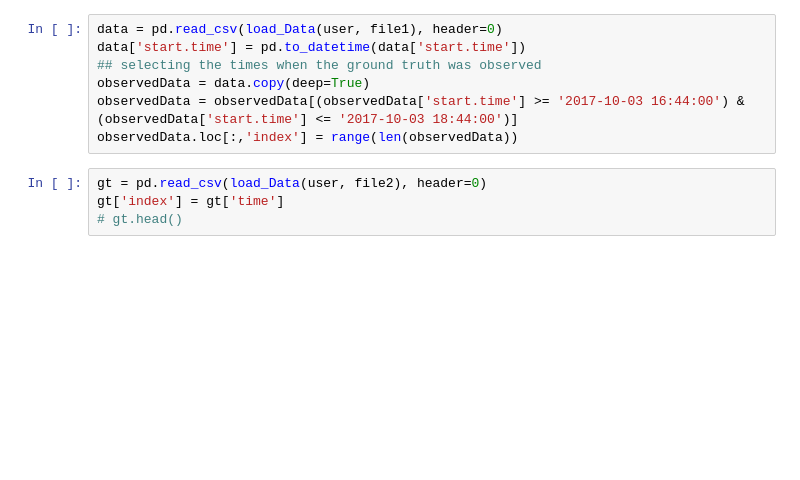
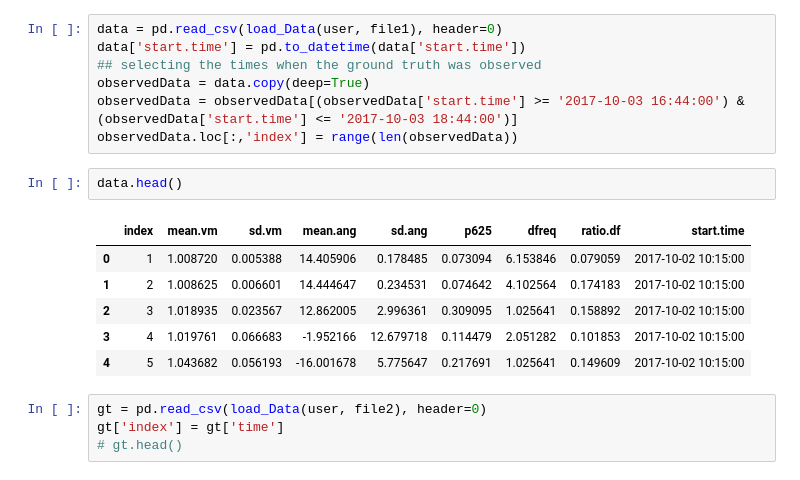
Before and after one commit to ymehra/KineseItUp, a Jupyter notebook: read_cleaned_andrew.ipynb, the cells around one changed output. Drawn from its saved outputs; the diff is of its cells as text; blank space fills up the shorter version.

```diff
--- a/read_cleaned_andrew.ipynb
+++ b/read_cleaned_andrew.ipynb
@@ -22,6 +73,15 @@ data['start.time'] = pd.to_datetime(data['start.time'])
 observedData = data.copy(deep=True)
 observedData = observedData[(observedData['start.time'] >= '2017-10-03 16:44:00') & (observedData['start.time'] <= '2017-10-03 18:44:00')]
 observedData.loc[:,'index'] = range(len(observedData))
+# %%
+data.head()
+# %% [output]
+|  | index | mean.vm | sd.vm | mean.ang | sd.ang | p625 | dfreq | ratio.df | start.time |
+| 0 | 1 | 1.008720 | 0.005388 | 14.405906 | 0.178485 | 0.073094 | 6.153846 | 0.079059 | 2017-10-02 10:15:00 |
+| 1 | 2 | 1.008625 | 0.006601 | 14.444647 | 0.234531 | 0.074642 | 4.102564 | 0.174183 | 2017-10-02 10:15:00 |
+| 2 | 3 | 1.018935 | 0.023567 | 12.862005 | 2.996361 | 0.309095 | 1.025641 | 0.158892 | 2017-10-02 10:15:00 |
+| 3 | 4 | 1.019761 | 0.066683 | -1.952166 | 12.679718 | 0.114479 | 2.051282 | 0.101853 | 2017-10-02 10:15:00 |
+| 4 | 5 | 1.043682 | 0.056193 | -16.001678 | 5.775647 | 0.217691 | 1.025641 | 0.149609 | 2017-10-02 10:15:00 |
 # %%
 gt = pd.read_csv(load_Data(user, file2), header=0)
 gt['index'] = gt['time']
```
Also changed, not shown: parts of 6 cells of this notebook, 1 other file.
